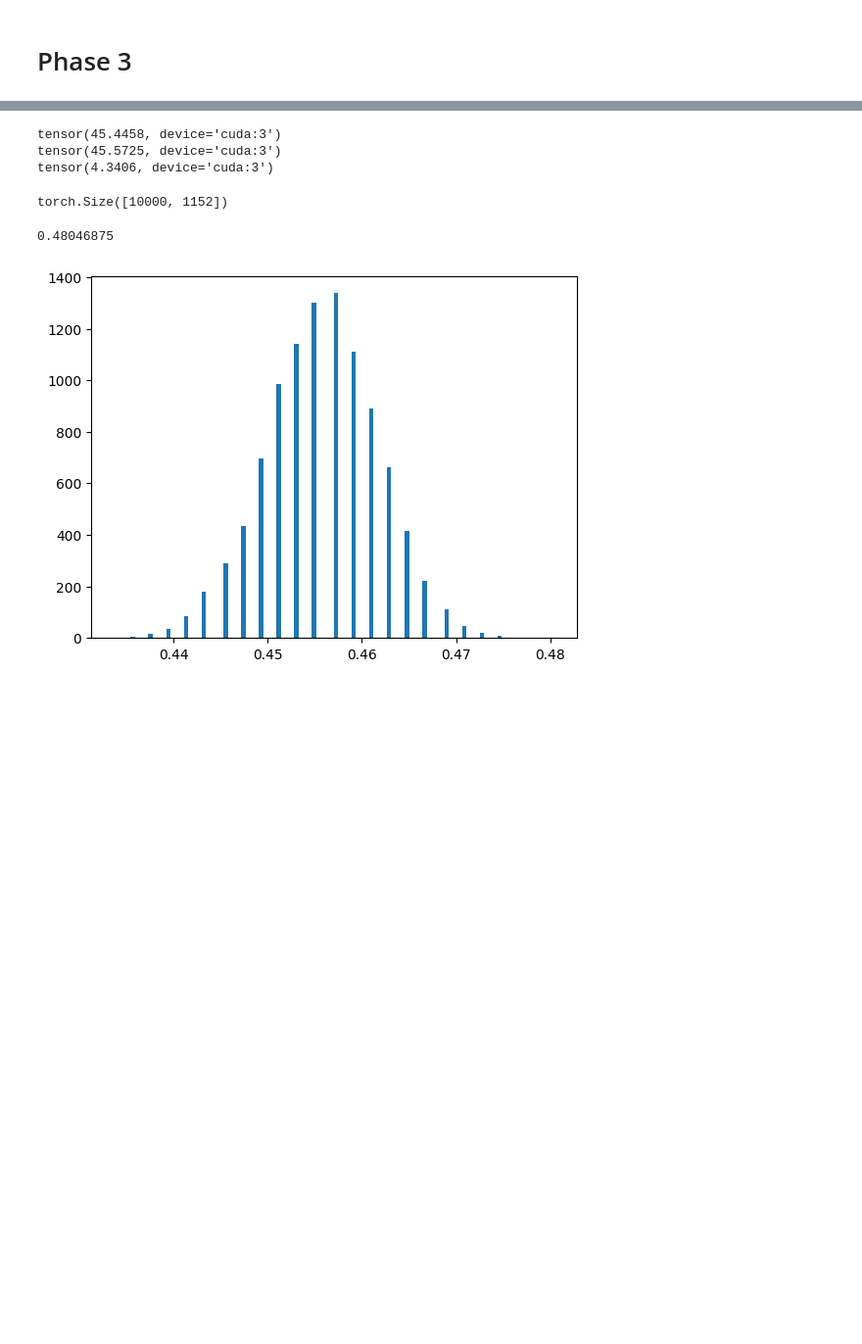
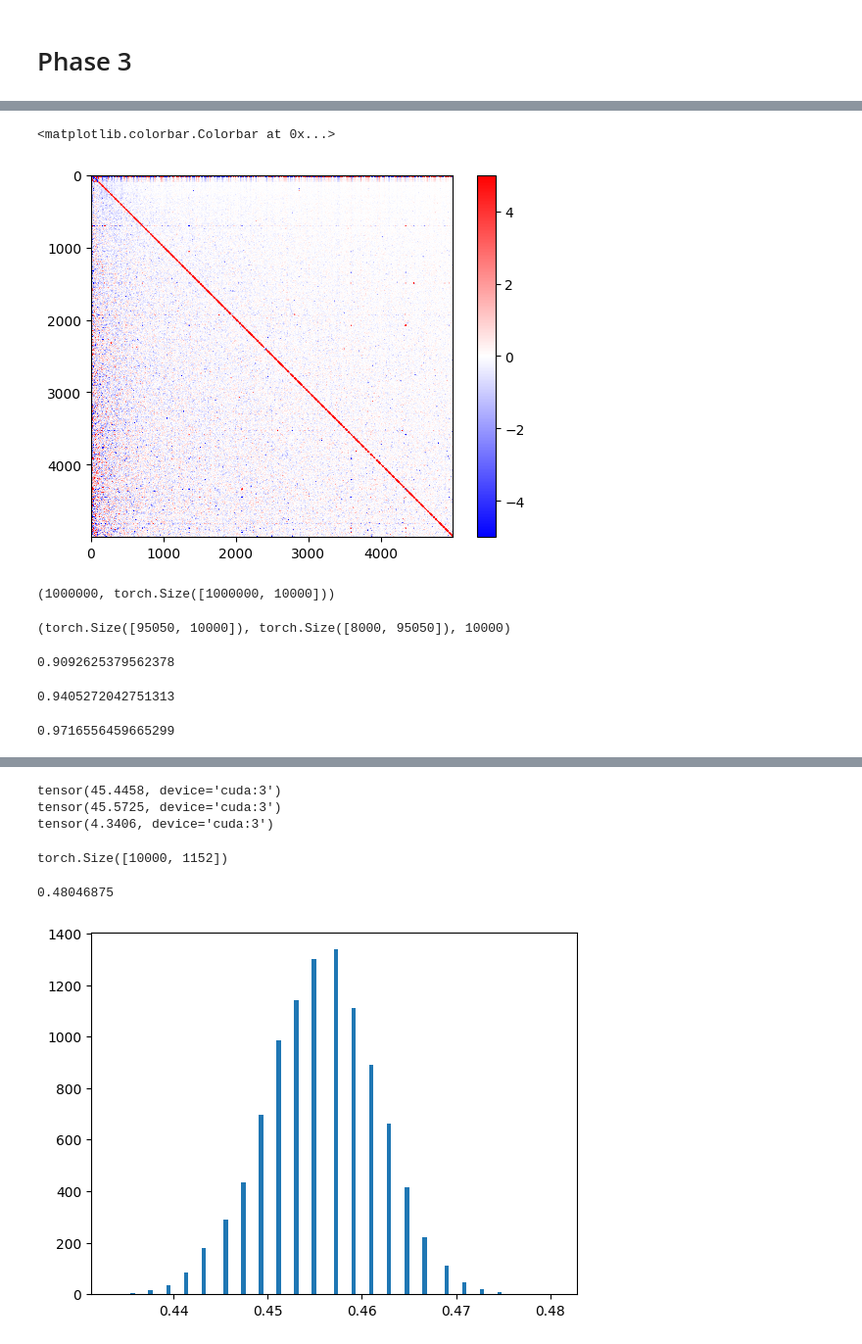
Before and after one commit to iglimlloja/llm-knowledge-distillation, a Jupyter notebook: distillation_gcp/debugging.ipynb, the cells around one changed output, grey strips where cells are left out. Shown at 98% size. Drawn from its saved outputs; the diff is of its cells as text; code cells hidden in the pictures; blank space fills up the shorter version.

```diff
--- a/distillation_gcp/debugging.ipynb
+++ b/distillation_gcp/debugging.ipynb
@@ -657,0 +1174,57 @@ configuration['loader'] = loader
+# %%
+# Old
+import matplotlib.pyplot as plt
+
+plt.imshow(B_hat.numpy()[:5000, :5000], cmap='bwr', vmin=-5, vmax = 5)
+plt.colorbar()
+# %% [output]
+<matplotlib.colorbar.Colorbar at 0x...>
+[figure, added]
+# %%
+n, X_big.shape
+# %% [output]
+(1000000, torch.Size([1000000, 10000]))
+# %%
+B_hat.shape, X_batch_e.shape, vanilla_p
+# %% [output]
+(torch.Size([95050, 10000]), torch.Size([8000, 95050]), 10000)
+# %%
+# Validation loss
+i = n - B
+X_batch_ = X_big[i : i+B, :].to('cpu').float()
+Y_batch_ = Y_big[i : i+B, :].to('cpu').float()
+
+# X_batch__e[:, :vanilla_p] = X_batch_
+# binary_ranks = enrich_batch_(X_batch_, X_batch__e)
+X_batch_e, binary_ranks, _ = enrich_batch(X_batch_, None)
+(((X_batch_e @ B_hat)[..., :vanilla_p] - Y_batch_ * 1000).norm('fro') / (Y_batch_ * 1000).norm('fro')).item()
+# %% [output]
+0.9092625379562378
+# %%
+error = 0
+for _ in range(100):
+    i = n - np.random.randint(1, 200)*B
+    X_batch_ = X_big[i : i+B, :].to('cpu').float()
+    Y_batch_ = Y_big[i : i+B, :].to('cpu').float()
+
+    # X_batch__e[:, :vanilla_p] = X_batch_
+    # binary_ranks = enrich_batch_(X_batch_, X_batch__e)
+    X_batch_e, binary_ranks, _ = enrich_batch(X_batch_, None)
+    error += (((X_batch_e @ B_hat)[..., :vanilla_p] - Y_batch_ * 1000).norm('fro') / (Y_batch_ * 1000).norm('fro')).item()
+error / 100
+# %% [output]
+0.9405272042751313
+# %%
+error = 0
+for _ in range(100):
+    i = 10_000_000 - np.random.randint(1, 1000)*B
+    X_batch_ = X_big[i : i+B, :].to('cpu').float()
+    Y_batch_ = Y_big[i : i+B, :].to('cpu').float()
+
+    # X_batch__e[:, :vanilla_p] = X_batch_
+    # binary_ranks = enrich_batch_(X_batch_, X_batch__e)
+    X_batch_e, binary_ranks = enrich_batch(X_batch_, None)
+    error += (((X_batch_e @ B_hat)[..., :vanilla_p] - Y_batch_ * 1000).norm('fro') / (Y_batch_ * 1000).norm('fro')).item()
+error / 100
+# %% [output]
+0.9716556459665299
```
Also changed, not shown: parts of 174 cells of this notebook, 4 other files.
